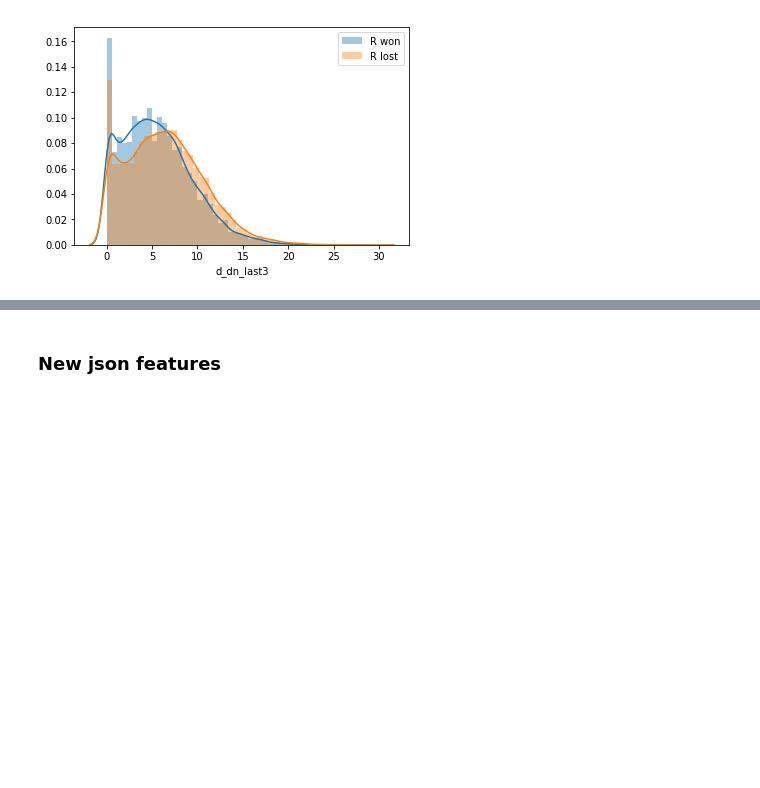
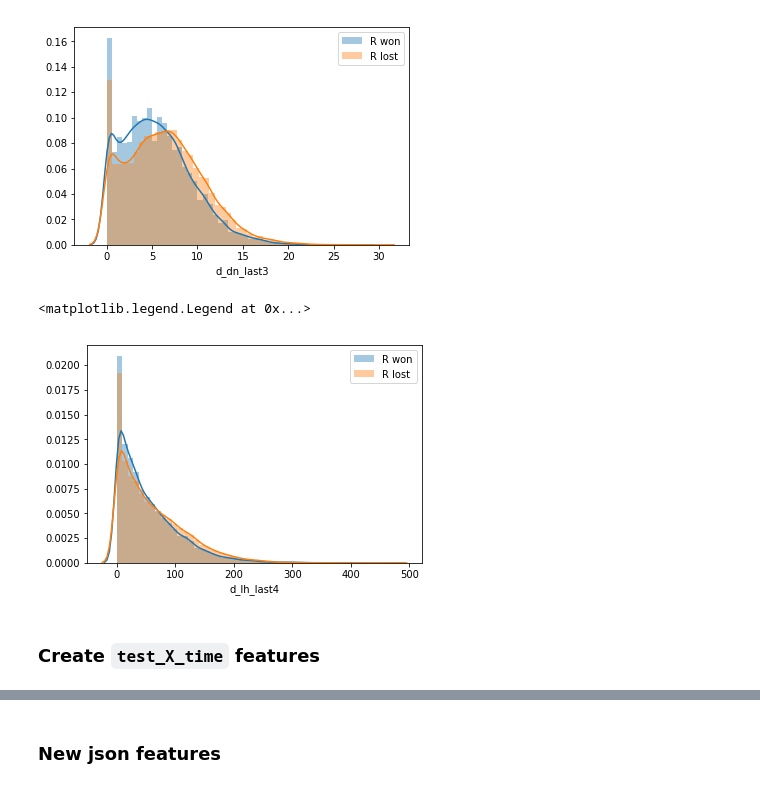
Before and after one commit to tankonst/game_winner_binary_classifier, a Jupyter notebook: Post_Pipeline_EDA_FE_cleaned-time_features.ipynb, the cells around one changed output, grey strips where cells are left out. Drawn from its saved outputs; the diff is of its cells as text; code cells hidden in the pictures; blank space fills up the shorter version.

Commit message:
test X with time features

```diff
--- a/Post_Pipeline_EDA_FE_cleaned-time_features.ipynb
+++ b/Post_Pipeline_EDA_FE_cleaned-time_features.ipynb
@@ -1426,3 +1426,16 @@ for i in range(len(json_feats_t)):
                     train_X_time.loc[json_feats_t[i]['match_id_hash'],'d_lh_last4'] = 0
 # %%
 full_time = train_X_time.merge(pd.DataFrame(y),how='outer',left_index=True,right_index=True)
+# %%
+full_time_rwin = full_time[full_time['radiant_win']==True]
+full_time_rlose = full_time[full_time['radiant_win']==False]
+
+sns.distplot(full_time_rwin['d_lh_last4'], bins=50, label='R won')
+sns.distplot(full_time_rlose['d_lh_last4'], bins=50, label='R lost')
+#plt.xlim(1900, 2020)
+plt.legend()
+# %% [output]
+<matplotlib.legend.Legend at 0x...>
+[figure, added]
+# %% [markdown]
+### Create `test_X_time` features
```
Also changed, not shown: parts of 7 cells of this notebook, 1 other file.
